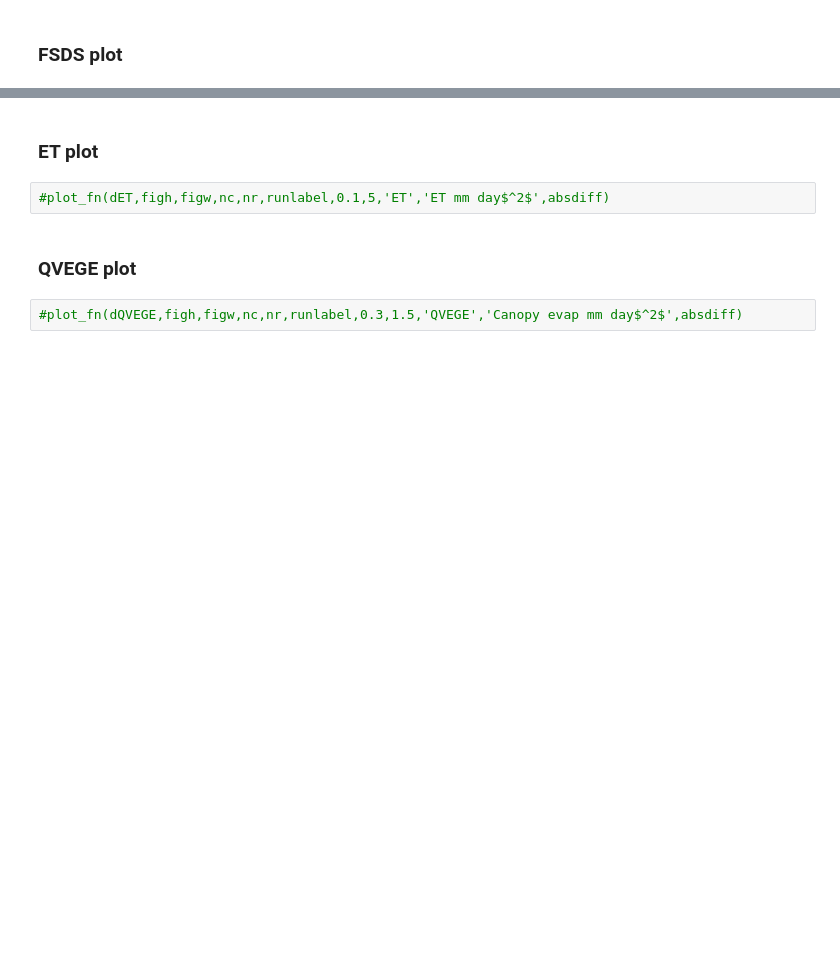
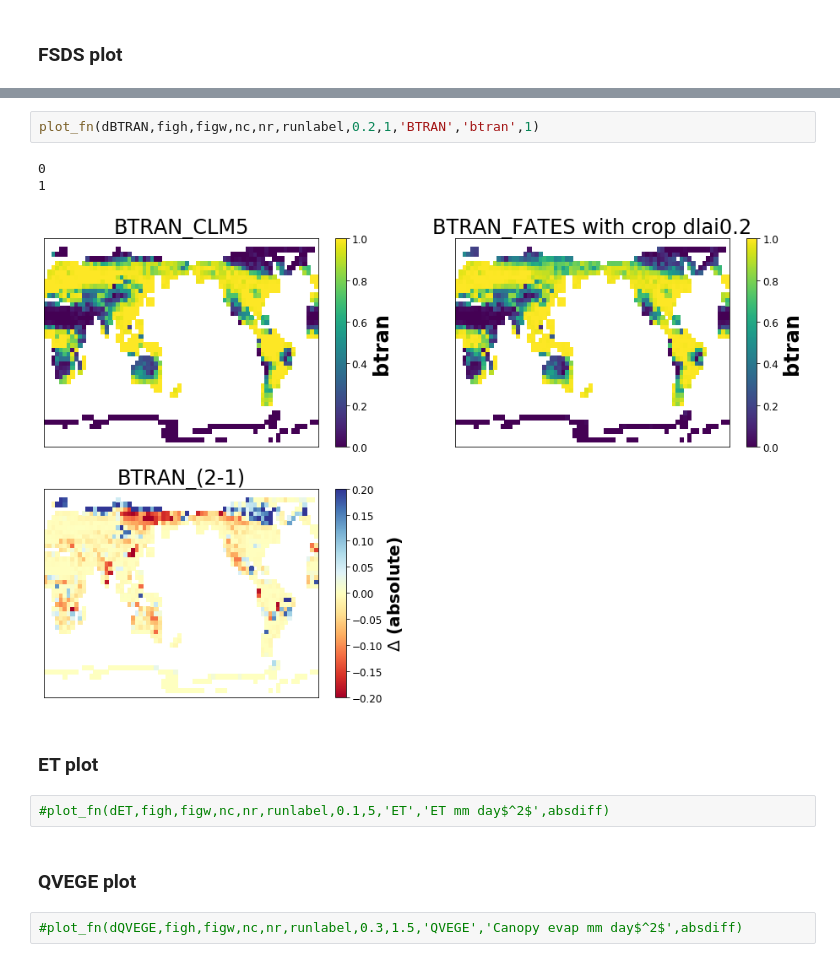
Before and after one commit to rosiealice/fates_sp_ensembles, a Jupyter notebook: SP_wue_rad.ipynb, the cells around one changed output, grey strips where cells are left out. Saved outputs shown, nothing was run; the diff lists cells and outputs as text; blank space fills up the shorter version.

```diff
--- a/SP_wue_rad.ipynb
+++ b/SP_wue_rad.ipynb
@@ -545,3 +678,9 @@ plot_fn(dFSDS,figh,figw,nc,nr,runlabel,0.01,300,'FSDS','FSDS Wm$^2$',absdiff)
+# %%
+plot_fn(dBTRAN,figh,figw,nc,nr,runlabel,0.2,1,'BTRAN','btran',1)
+# %% [output]
+0
+1
+[figure, added]
 # %% [markdown]
 ### ET plot
 # %%
```
Also changed, not shown: parts of 41 cells of this notebook.
